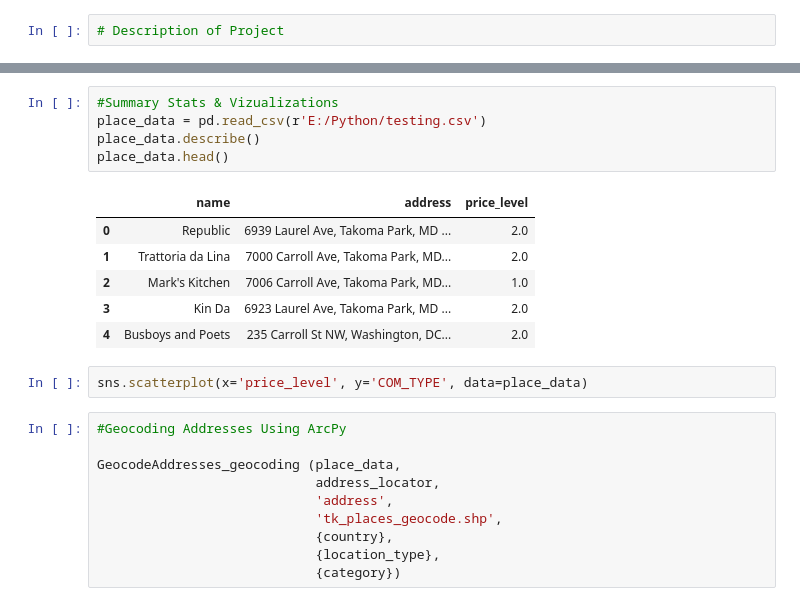
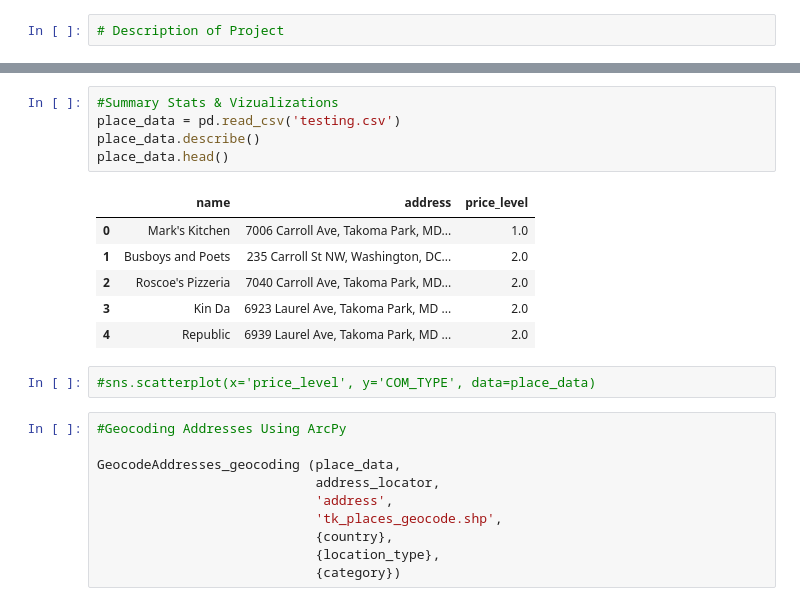
Before and after one commit to Travis-Volpe/MappingPlacesAPI-TakomaPark, a Jupyter notebook: Takoma_Places.ipynb, the cells around one changed output, grey strips where cells are left out. Saved outputs shown, nothing was run; the diff lists cells and outputs as text.

```diff
--- a/Takoma_Places.ipynb
+++ b/Takoma_Places.ipynb
@@ -414,17 +271,17 @@ Price Level: 1
 # %%
 #Summary Stats & Vizualizations
-place_data = pd.read_csv(r'E:/Python/testing.csv')
+place_data = pd.read_csv('testing.csv')
 place_data.describe()
 place_data.head()
 # %% [output]
 |  | name | address | price_level |
-| 0 | Republic | 6939 Laurel Ave, Takoma Park, MD ... | 2.0 |
-| 1 | Trattoria da Lina | 7000 Carroll Ave, Takoma Park, MD... | 2.0 |
-| 2 | Mark's Kitchen | 7006 Carroll Ave, Takoma Park, MD... | 1.0 |
+| 0 | Mark's Kitchen | 7006 Carroll Ave, Takoma Park, MD... | 1.0 |
+| 1 | Busboys and Poets | 235 Carroll St NW, Washington, DC... | 2.0 |
+| 2 | Roscoe's Pizzeria | 7040 Carroll Ave, Takoma Park, MD... | 2.0 |
 | 3 | Kin Da | 6923 Laurel Ave, Takoma Park, MD ... | 2.0 |
-| 4 | Busboys and Poets | 235 Carroll St NW, Washington, DC... | 2.0 |
+| 4 | Republic | 6939 Laurel Ave, Takoma Park, MD ... | 2.0 |
 # %%
-sns.scatterplot(x='price_level', y='COM_TYPE', data=place_data)
+#sns.scatterplot(x='price_level', y='COM_TYPE', data=place_data)
 # %%
 #Geocoding Addresses Using ArcPy
 
```
Also changed, not shown: parts of 34 cells of this notebook, 3 other files.
